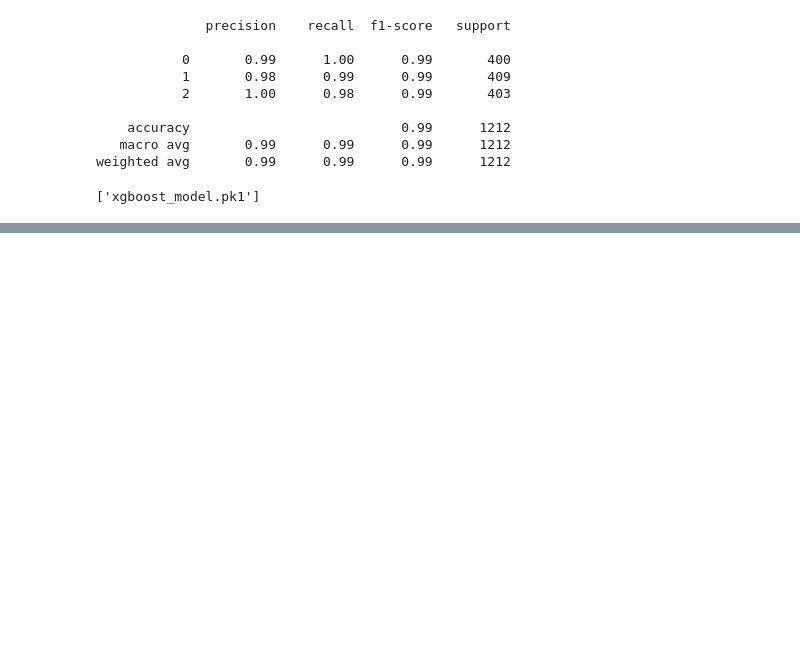
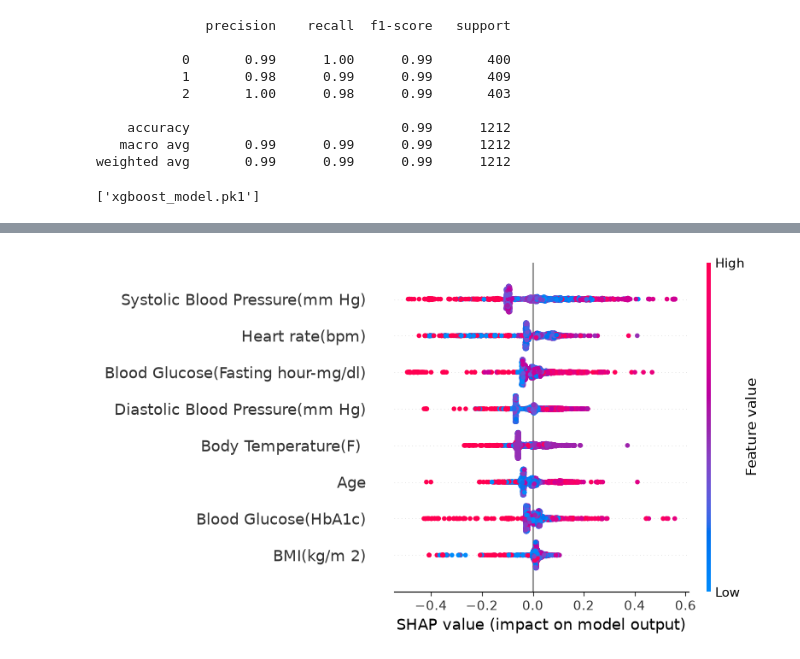
Before and after one commit to AIMHRA/aimhra-projectA, a Jupyter notebook: AIMODELS/modelrf.ipynb, the cells around one changed output, grey strips where cells are left out. Drawn from its saved outputs; the diff is of its cells as text; code cells hidden in the pictures; blank space fills up the shorter version.

```diff
--- a/AIMODELS/modelrf.ipynb
+++ b/AIMODELS/modelrf.ipynb
@@ -112,0 +128,4 @@ print(os.listdir('.'))
+# %%
+shap.summary_plot(shap_values[:, :, 1], X_test)
+# %% [output]
+[figure, added]
```
Also changed, not shown: parts of 6 cells of this notebook, 8 other files.
